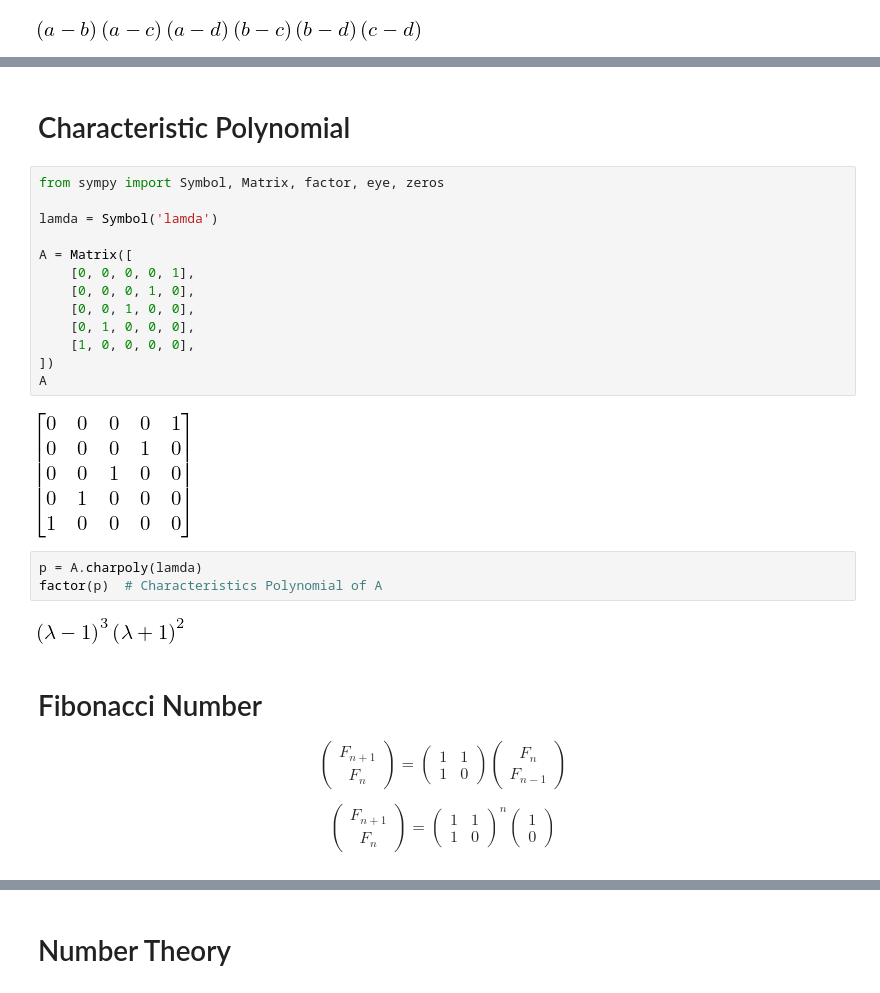
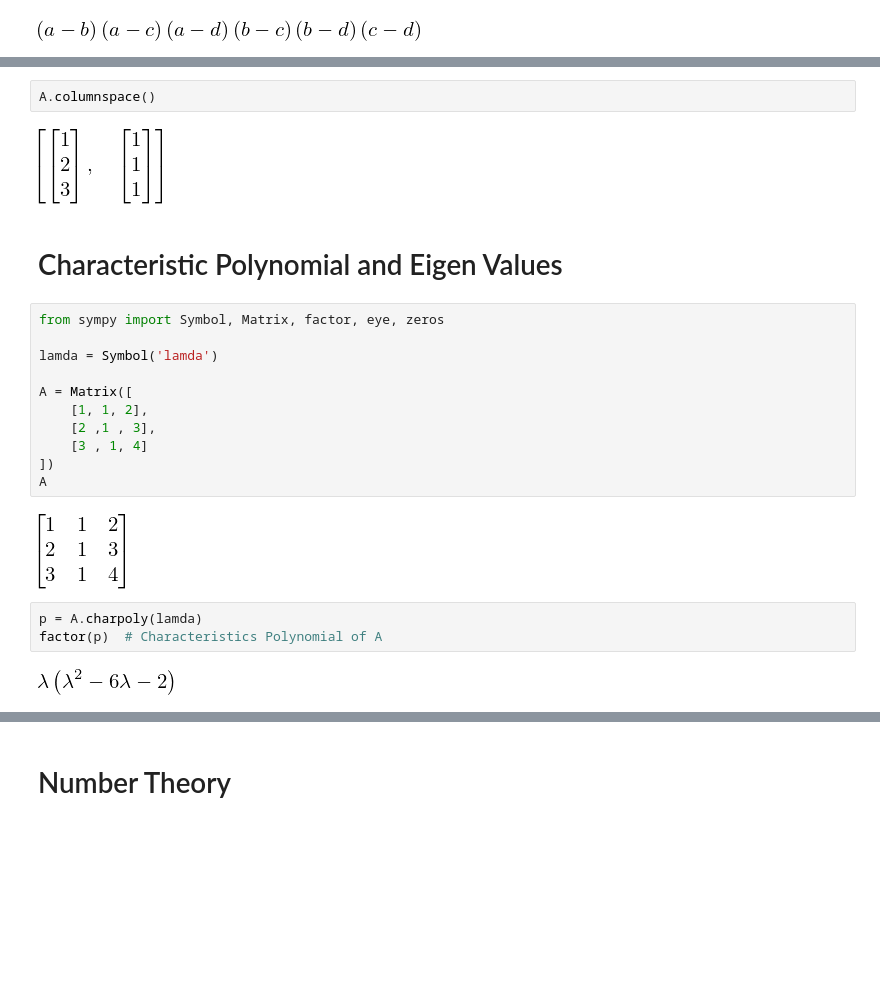
Before and after one commit to HayaoSuzuki/pyconjp2018, a Jupyter notebook: 180918slide_revised.ipynb, the cells around one changed output, grey strips where cells are left out. Saved outputs shown, nothing was run; the diff lists cells and outputs as text; blank space fills up the shorter version.

```diff
--- a/180918slide_revised.ipynb
+++ b/180918slide_revised.ipynb
@@ -439,29 +433,24 @@ factor(A.det())
+# %%
+A.columnspace()
+# %% [output]
+[figure, added]
 # %% [markdown]
-# Characteristic Polynomial
+# Characteristic Polynomial and Eigen Values
 # %%
 from sympy import Symbol, Matrix, factor, eye, zeros
 
 lamda = Symbol('lamda')
 
 A = Matrix([
-    [0, 0, 0, 0, 1],
-    [0, 0, 0, 1, 0],
-    [0, 0, 1, 0, 0],
-    [0, 1, 0, 0, 0],
-    [1, 0, 0, 0, 0],
+    [1, 1, 2],
+    [2 ,1 , 3],
+    [3 , 1, 4]
 ])
 A
 # %% [output]
-[figure, old version]
+[figure, new version]
 # %%
 p = A.charpoly(lamda)
 factor(p)  # Characteristics Polynomial of A
 # %% [output]
-[figure, old version]
+[figure, new version]
-# %% [markdown]
-# Fibonacci Number
-
-$$
-\begin{pmatrix}F_{n+1} \\ F_{n}\end{pmatrix} = \begin{pmatrix} 1&1\\ 1 & 0\end{pmatrix}\begin{pmatrix}F_{n} \\ F_{n-1}\end{pmatrix} $$
-
-$$\begin{pmatrix}F_{n+1} \\ F_{n}\end{pmatrix} = \begin{pmatrix} 1&1\\ 1 & 0\end{pmatrix}^{n}\begin{pmatrix}1 \\0 \end{pmatrix} $$
```
Also changed, not shown: parts of 47 cells of this notebook.
